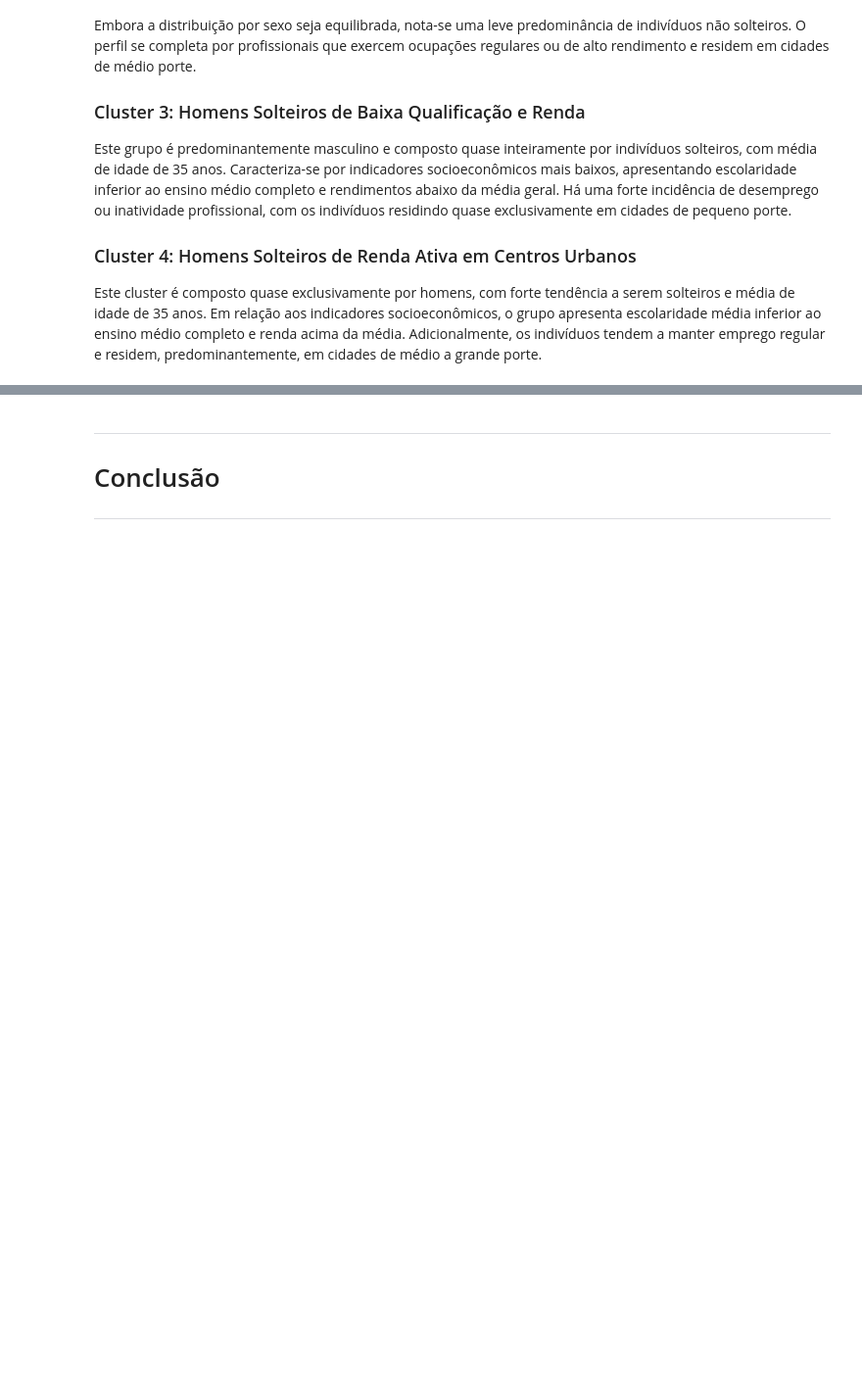
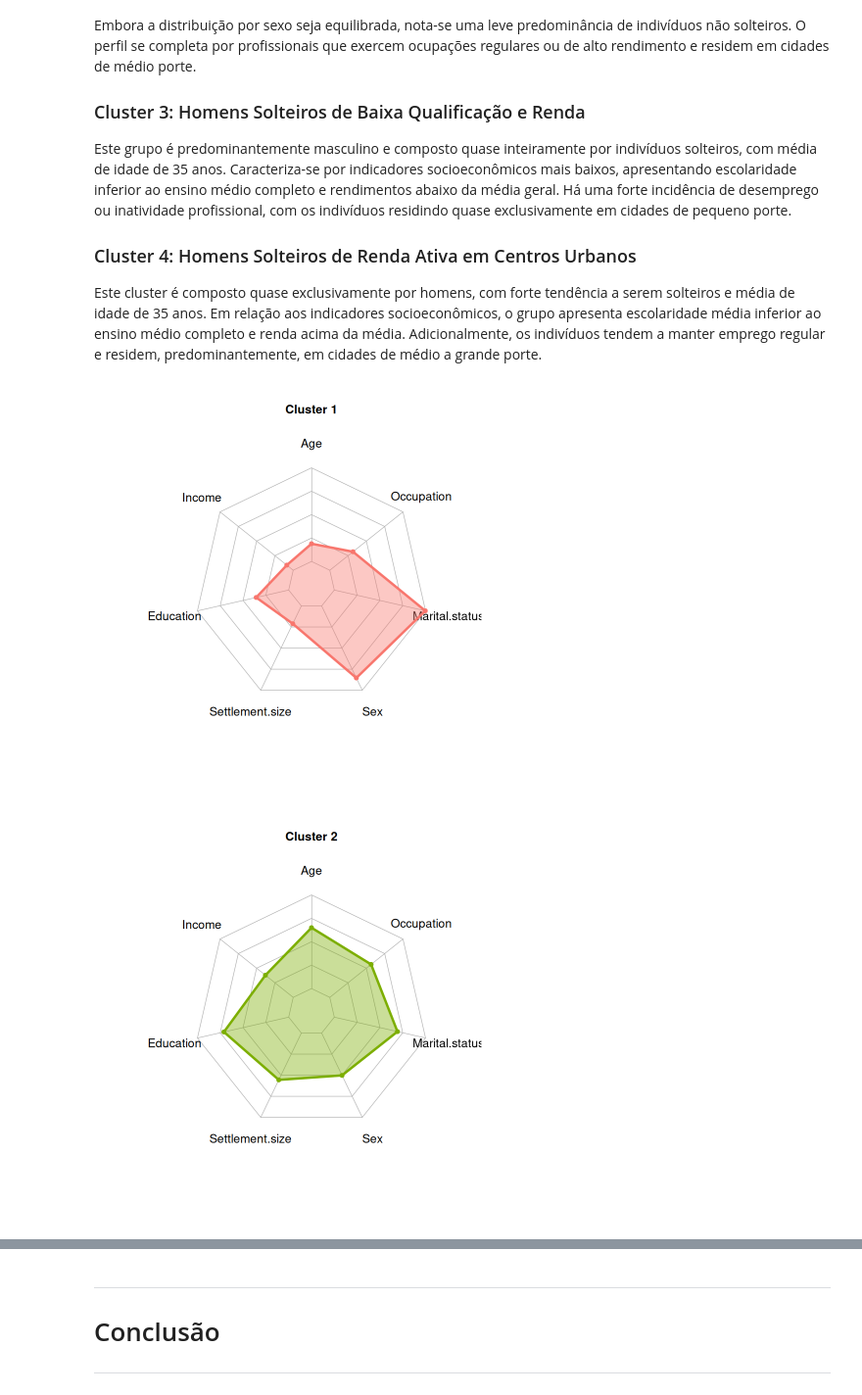
Before and after one commit to ThAlvesM/Kmean_2026-1, a Jupyter notebook: Kmean_2026-1.ipynb, the cells around one changed output, grey strips where cells are left out. Shown at 98% size. Saved outputs shown, nothing was run; the diff lists cells and outputs as text; code cells hidden in the pictures; blank space fills up the shorter version.

Commit message:
Adiciona radar graphs para todos os clusters

```diff
--- a/Kmean_2026-1.ipynb
+++ b/Kmean_2026-1.ipynb
@@ -1155,3 +1183,36 @@ Este grupo é predominantemente masculino e composto quase inteiramente por indi
 
 ### Cluster 4: Homens Solteiros de Renda Ativa em Centros Urbanos
 Este cluster é composto quase exclusivamente por homens, com forte tendência a serem solteiros e média de idade de 35 anos. Em relação aos indicadores socioeconômicos, o grupo apresenta escolaridade média inferior ao ensino médio completo e renda acima da média. Adicionalmente, os indivíduos tendem a manter emprego regular e residem, predominantemente, em cidades de médio a grande porte.
+# %%
+# Radar graph, visualização dos valores médios de cada cluster.
+
+radarGraphOutput <- function(group, titulo, cor_hex) {
+  grupo_media <- group %>%
+    select(Age, Income, Education, Settlement.size, Sex, Marital.status, Occupation) %>%
+    summarise(across(everything(), mean, na.rm = TRUE))
+
+  maximos <- data.frame(Age = 76, Income = 270000, Education = 3, Settlement.size = 2, Sex = 1, Marital.status = 1, Occupation = 2)
+  minimos <- data.frame(Age = 18, Income = 90000,  Education = 0, Settlement.size = 0, Sex = 0, Marital.status = 0, Occupation = 0)
+
+  dados_radar <- rbind(maximos, minimos, grupo_media)
+
+  radarchart(dados_radar,
+             pcol = cor_hex,
+             pfcol = adjustcolor(cor_hex, alpha.f = 0.4),
+             plwd = 3,
+             cglcol = "grey70",
+             cglty = 1,
+             cglwd = 0.8,
+             vlcex = 1.2,
+             calcex = 0.8,
+             title = titulo
+  )
+}
+
+radarGraphOutput(grupo_1, "Cluster 1", "#F8766D")
+radarGraphOutput(grupo_2, "Cluster 2", "#7CAE00")
+radarGraphOutput(grupo_3, "Cluster 3", "#00BFC4")
+radarGraphOutput(grupo_4, "Cluster 4", "#C77CFF")
+# %% [output]
+[figure, added]
+[figure, added]
```
Also changed, not shown: parts of 3 cells of this notebook.
